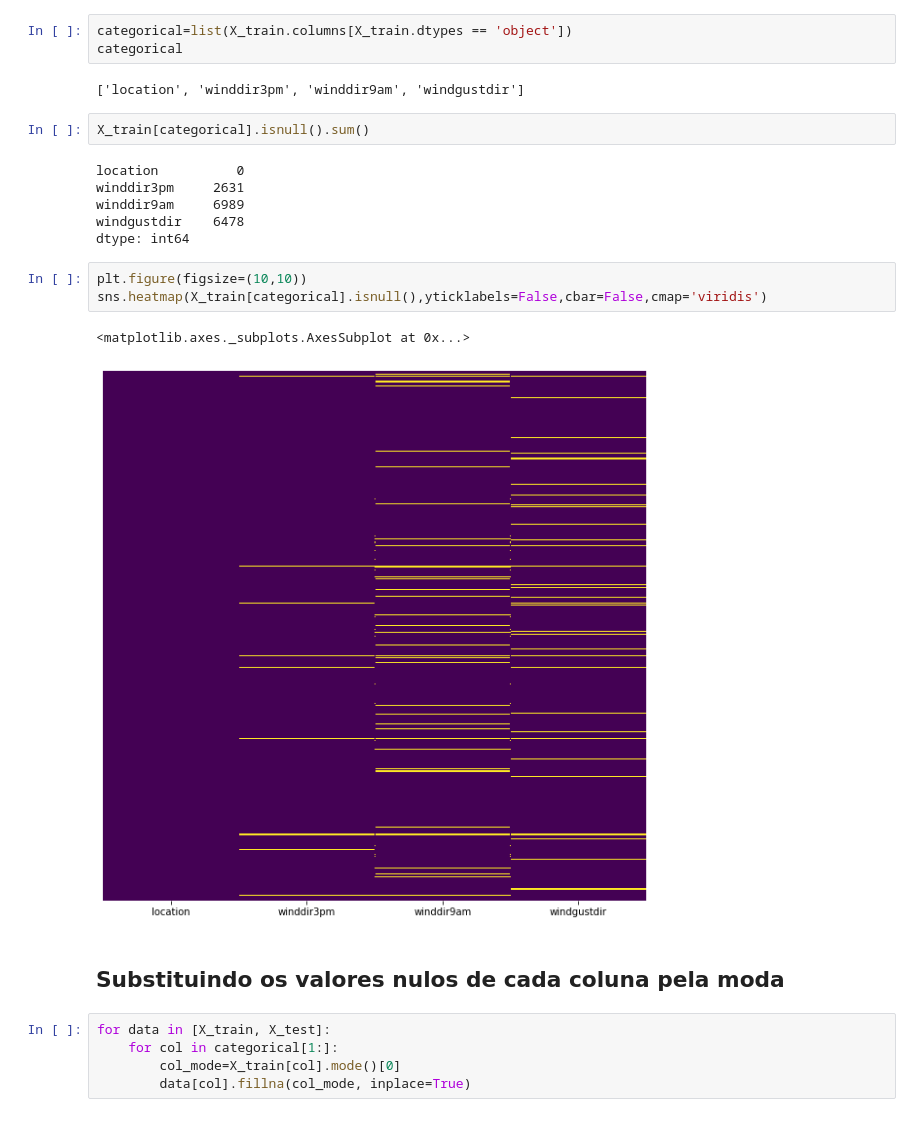
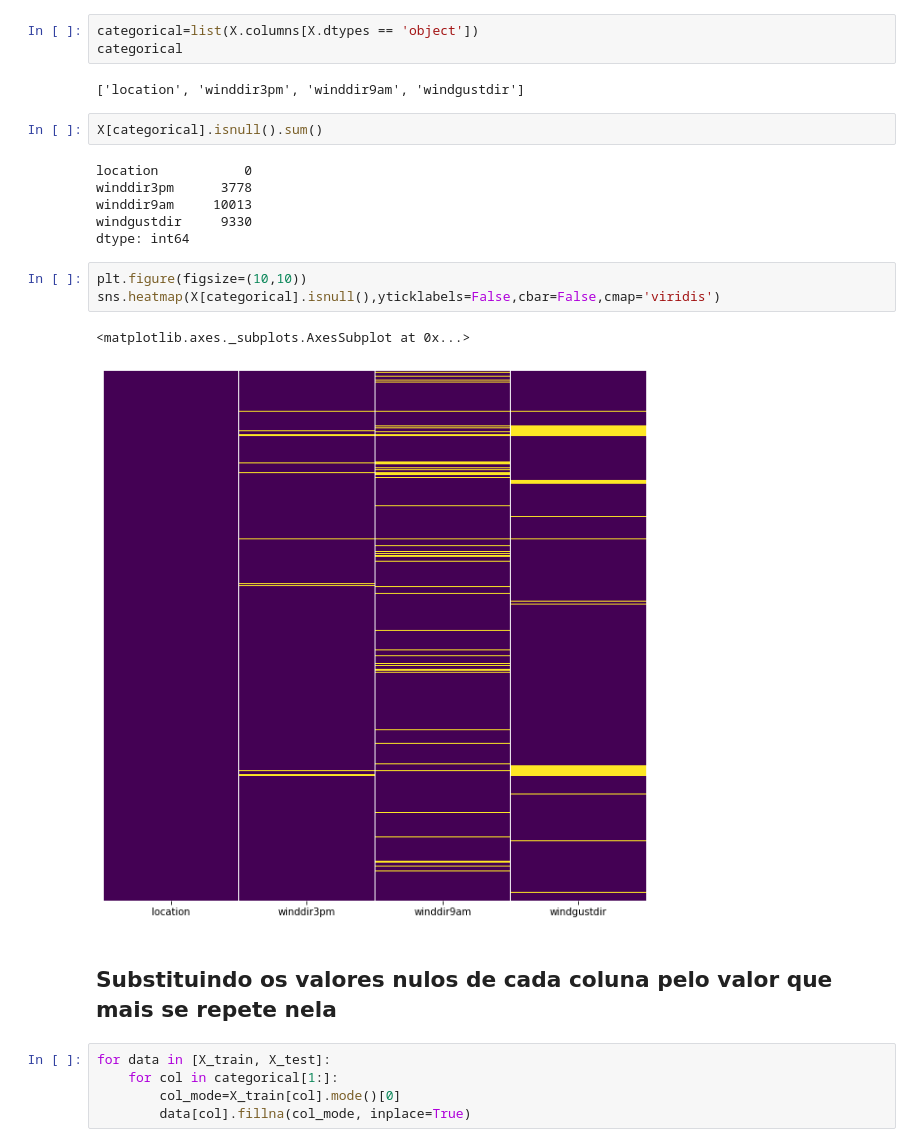
Before and after one commit to titowoche30/case_cientista-dados, a Jupyter notebook: Machine Learning.ipynb, the cells around one changed output. Drawn from its saved outputs; the diff is of its cells as text.

```diff
--- a/Machine Learning.ipynb
+++ b/Machine Learning.ipynb
@@ -77,26 +76,26 @@ memory usage: 11.4+ MB
 # %% [markdown]
 # 3 - Tratando as variáveis categóricas com nulos
 # %%
-categorical=list(X_train.columns[X_train.dtypes == 'object'])
+categorical=list(X.columns[X.dtypes == 'object'])
 categorical
 # %% [output]
 ['location', 'winddir3pm', 'winddir9am', 'windgustdir']
 # %%
-X_train[categorical].isnull().sum()
+X[categorical].isnull().sum()
 # %% [output]
-location          0
-winddir3pm     2631
-winddir9am     6989
-windgustdir    6478
+location           0
+winddir3pm      3778
+winddir9am     10013
+windgustdir     9330
 dtype: int64
 # %%
 plt.figure(figsize=(10,10))
-sns.heatmap(X_train[categorical].isnull(),yticklabels=False,cbar=False,cmap='viridis')
+sns.heatmap(X[categorical].isnull(),yticklabels=False,cbar=False,cmap='viridis')
 # %% [output]
 <matplotlib.axes._subplots.AxesSubplot at 0x...>
-[figure, old version]
+[figure, new version]
 # %% [markdown]
-## Substituindo os valores nulos de cada coluna pela moda
+## Substituindo os valores nulos de cada coluna pelo valor que mais se repete nela
 # %%
 for data in [X_train, X_test]:
     for col in categorical[1:]:
```
Also changed, not shown: parts of 27 cells of this notebook.
